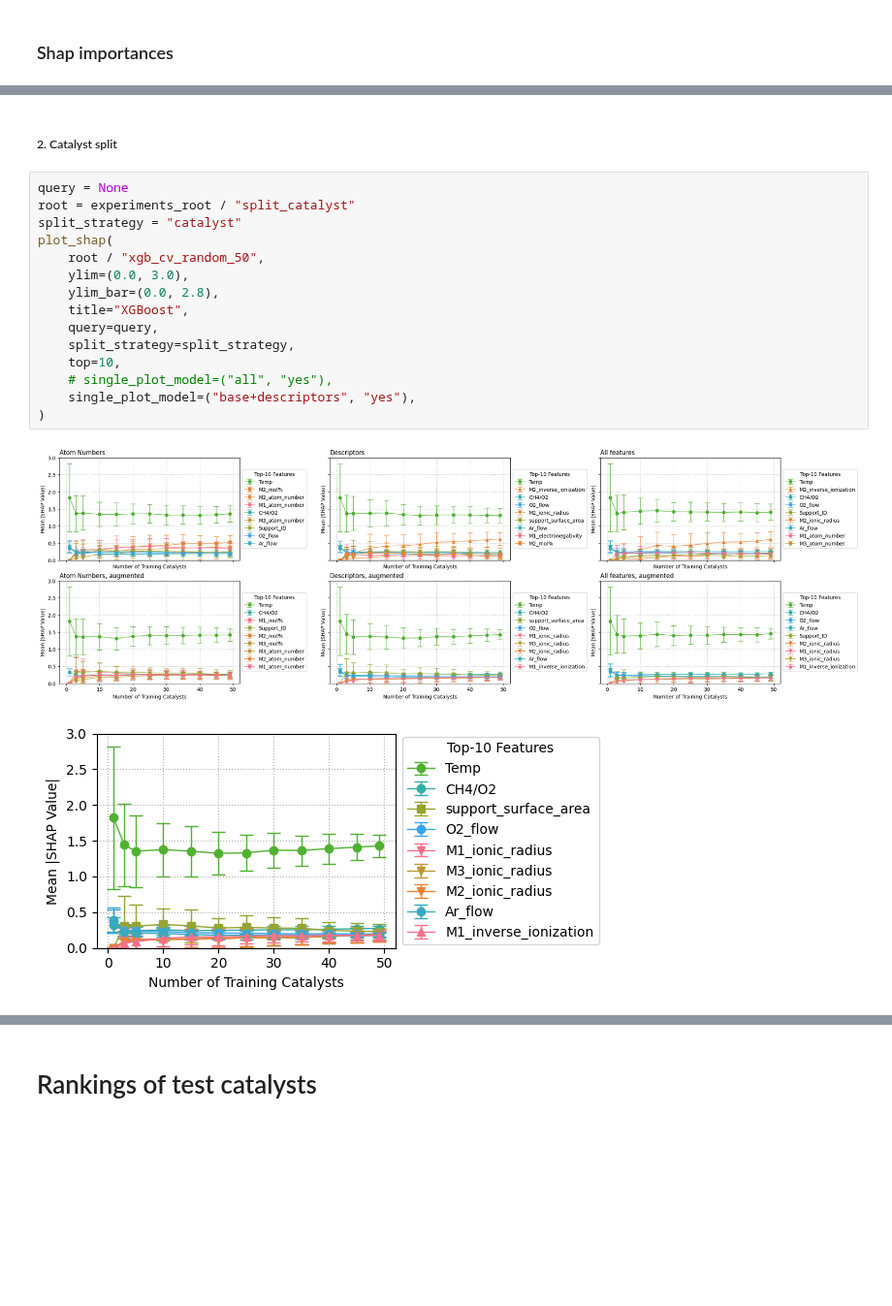
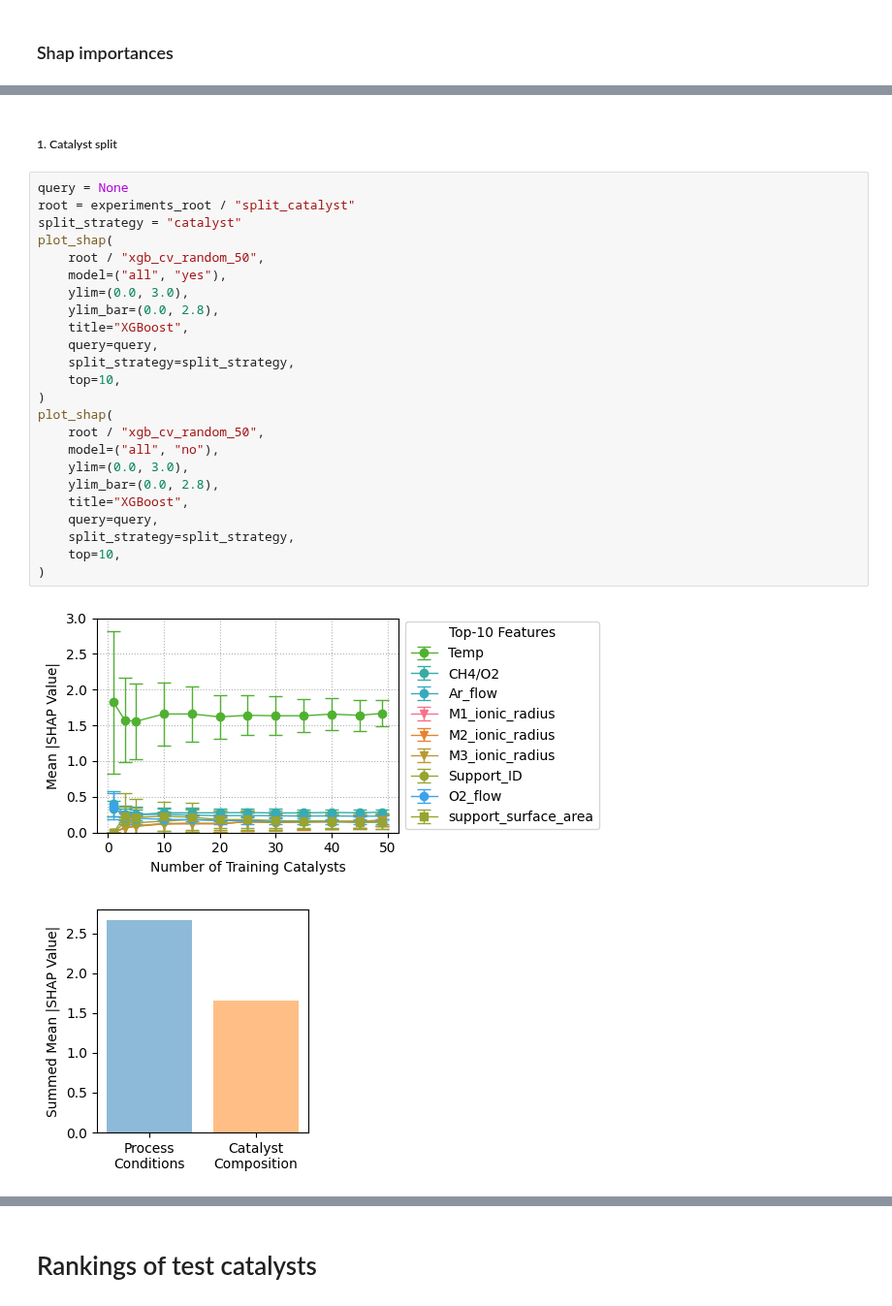
Before and after one commit to PSemnani/CatalystDataMatters, a Jupyter notebook: notebooks/paper_plots.ipynb, the cells around one changed output, grey strips where cells are left out. Shown at 97% size. Cells and saved outputs as stored; diff of their text form; blank space fills up the shorter version.

```diff
--- a/notebooks/paper_plots.ipynb
+++ b/notebooks/paper_plots.ipynb
@@ -1256,20 +1313,29 @@ plot_shap(
 # %% [markdown]
-##### 2. Catalyst split
+##### 1. Catalyst split
 # %%
 query = None
 root = experiments_root / "split_catalyst"
 split_strategy = "catalyst"
 plot_shap(
     root / "xgb_cv_random_50",
+    model=("all", "yes"),
     ylim=(0.0, 3.0),
     ylim_bar=(0.0, 2.8),
     title="XGBoost",
     query=query,
     split_strategy=split_strategy,
     top=10,
-    # single_plot_model=("all", "yes"),
-    single_plot_model=("base+descriptors", "yes"),
 )
+plot_shap(
+    root / "xgb_cv_random_50",
+    model=("all", "no"),
+    ylim=(0.0, 3.0),
+    ylim_bar=(0.0, 2.8),
+    title="XGBoost",
+    query=query,
+    split_strategy=split_strategy,
+    top=10,
+)
 # %% [output]
-[figure, old version]
+[figure, new version]
-[figure, old version]
+[figure, new version]
```
Also changed, not shown: parts of 42 cells of this notebook.
